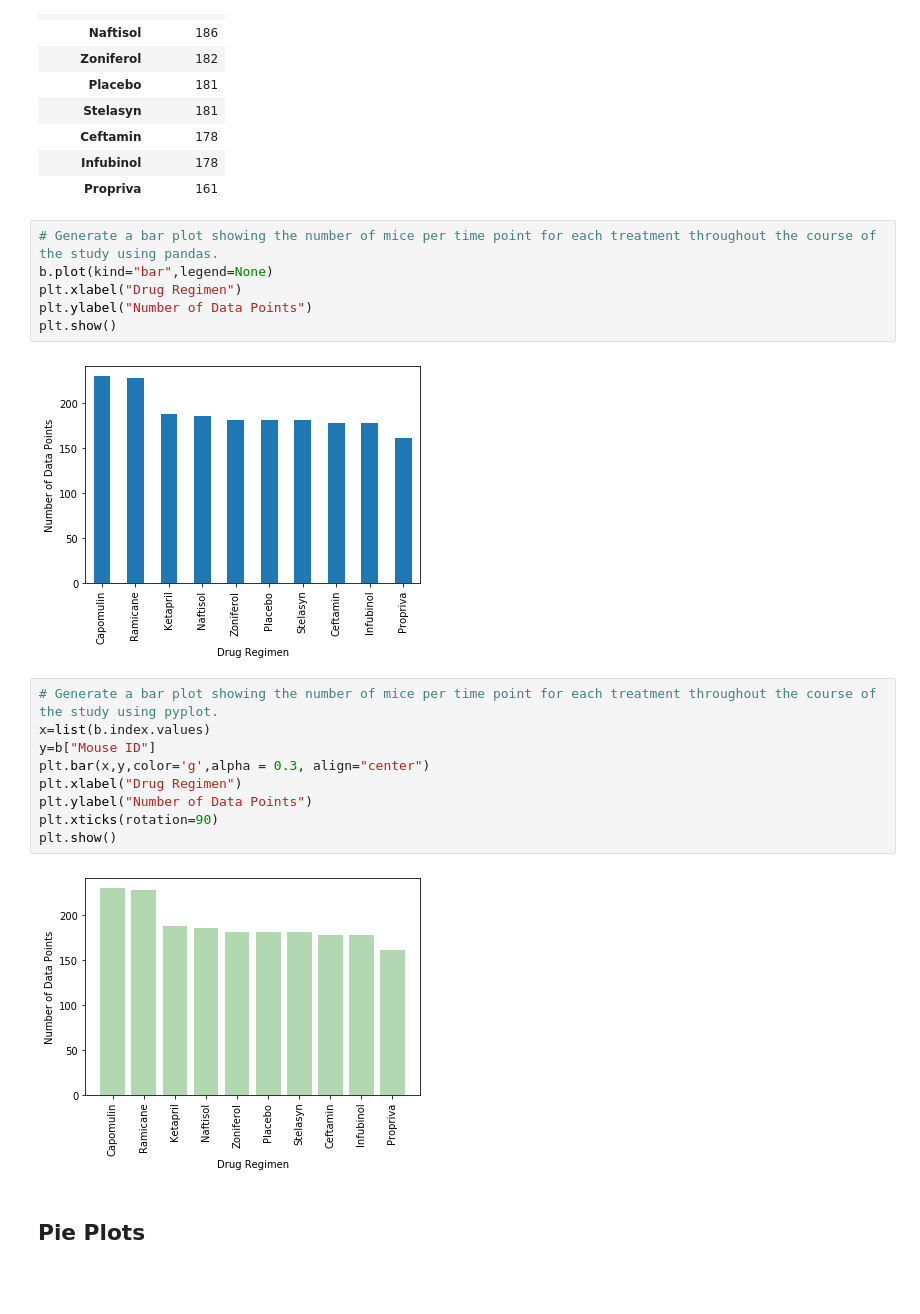
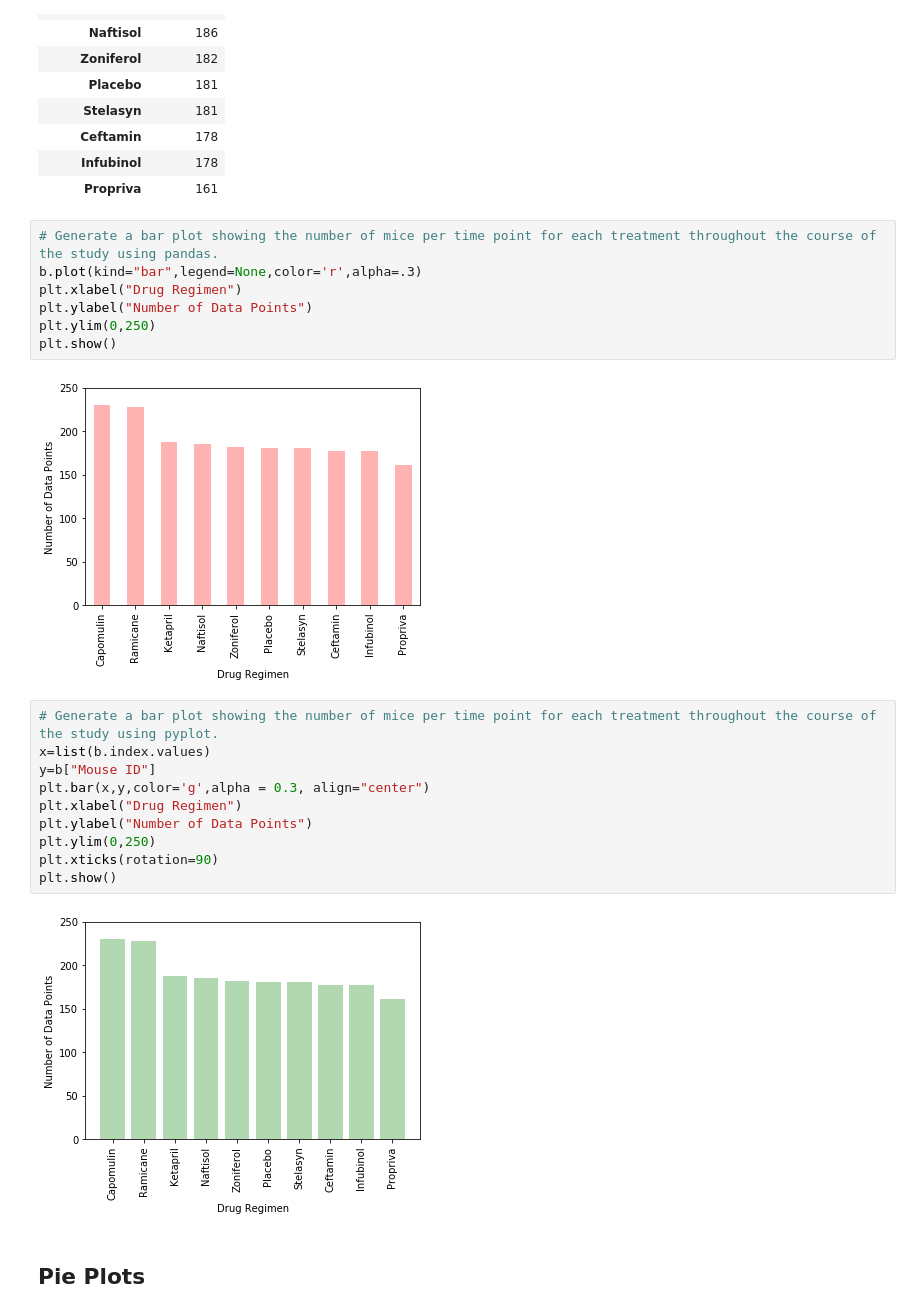
Before and after one commit to hungnw/matplotlib-challenge, a Jupyter notebook: Pymaceuticals/Main_Pymaceuticals.ipynb, the cells around one changed output. Drawn from its saved outputs; the diff is of its cells as text; blank space fills up the shorter version.

```diff
--- a/Pymaceuticals/Main_Pymaceuticals.ipynb
+++ b/Pymaceuticals/Main_Pymaceuticals.ipynb
@@ -128,12 +134,13 @@ b
 | Propriva | 161 |
 # %%
 # Generate a bar plot showing the number of mice per time point for each treatment throughout the course of the study using pandas.
-b.plot(kind="bar",legend=None)
+b.plot(kind="bar",legend=None,color='r',alpha=.3)
 plt.xlabel("Drug Regimen")
 plt.ylabel("Number of Data Points")
+plt.ylim(0,250)
 plt.show()
 # %% [output]
-[figure, old version]
+[figure, new version]
 # %%
 # Generate a bar plot showing the number of mice per time point for each treatment throughout the course of the study using pyplot.
 x=list(b.index.values)
@@ -141,10 +148,11 @@ y=b["Mouse ID"]
 plt.bar(x,y,color='g',alpha = 0.3, align="center")
 plt.xlabel("Drug Regimen")
 plt.ylabel("Number of Data Points")
+plt.ylim(0,250)
 plt.xticks(rotation=90)
 plt.show()
 # %% [output]
-[figure, old version]
+[figure, new version]
 # %% [markdown]
 ## Pie Plots
 # %%
```
Also changed, not shown: parts of 15 cells of this notebook.
